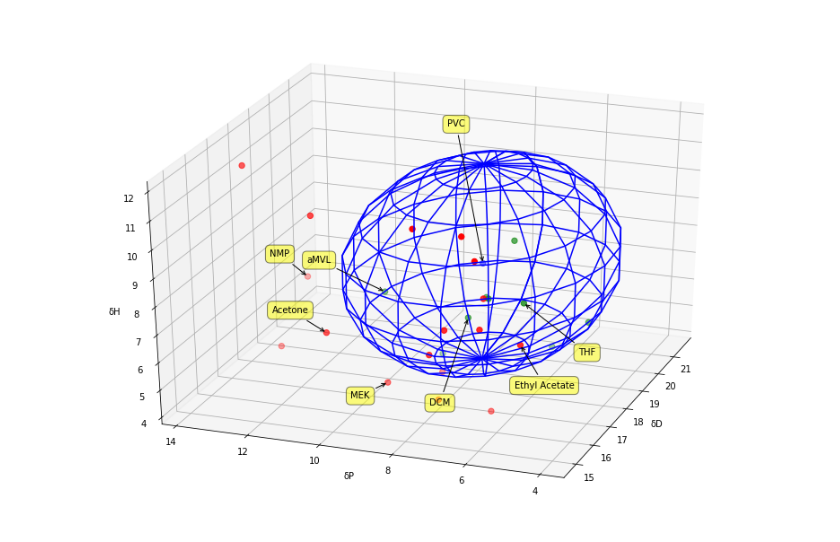
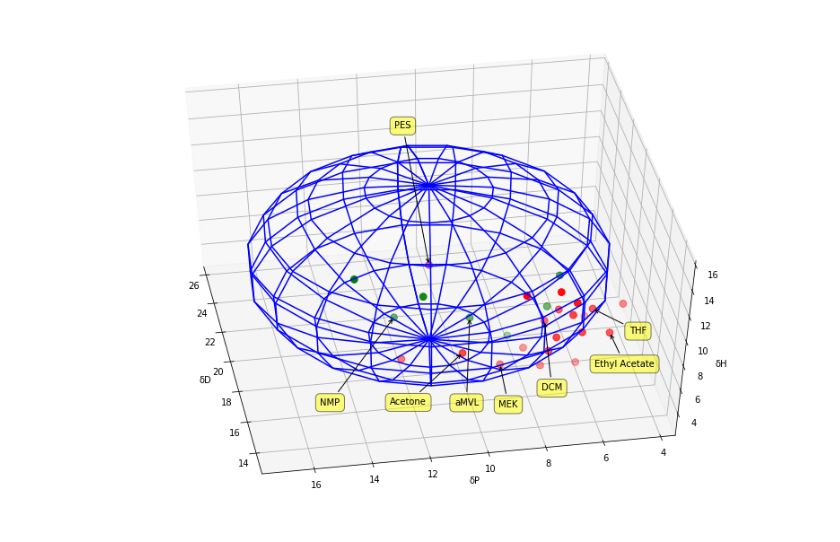
Before and after one commit to neltnerb/Solvent_Chart, a Jupyter notebook: Solvents.ipynb, the cells around one changed output. Cells and saved outputs as stored; diff of their text form; code cells hidden in the pictures.

Commit message:
changed graph view and switched to PES

```diff
--- a/Solvents.ipynb
+++ b/Solvents.ipynb
@@ -23,6 +17,11 @@ def addtitle(linenum, xshift, yshift):
         bbox = dict(boxstyle = 'round,pad=0.5', fc = 'yellow', alpha = 0.5),
         arrowprops = dict(arrowstyle = '->', connectionstyle = 'arc3,rad=0'))
 # %%
+df = pandas.read_excel('Solvents.xls')
+Names = df['Solvent'].values
+D = df['δD'].values
+P = df['δP'].values
+H = df['δH'].values
 # Calculate the Hansen Solubility
 
 # These are the parameters for various plastics.
@@ -44,8 +43,8 @@ Polyester=[21.5,14.9,12.3,16.8]
 PES=[19.6,10.8,9.2,6.2]
 HumanSkin=[17.6, 12.5, 11.0, 5.0]
 
-SelectedPolymer = PVC
-PolymerTitle = 'PVC'
+SelectedPolymer = PES
+PolymerTitle = 'PES'
 # Calculate the Hansen Solubility
 
 Ra = np.sqrt(4*(D-SelectedPolymer[0])**2+(P-SelectedPolymer[1])**2+(H-SelectedPolymer[2])**2)
@@ -59,4 +58,4 @@ P = np.append(P, [SelectedPolymer[1]])
 H = np.append(H, [SelectedPolymer[2]])
 Names = np.append(Names, PolymerTitle)
 
-soluble = np.array(RED<=1)
+soluble = np.array(RED<1)
@@ -71,37 +62,45 @@ colors.append('b')
 # %%
 fig = plt.figure(figsize=(15, 10))
 ax = fig.add_subplot(111, projection='3d')
-ax.view_init(30, 200)
+ax.view_init(50, 170)
+
+colors = []
+for i in range(0, soluble.size):
+    if soluble[i]:
+        colors.append('g')
+    else:
+        colors.append('r')
+colors.append('m')
 
 # Add axes labels.
 ax.set_xlabel('δD')
 ax.set_ylabel('δP')
 ax.set_zlabel('δH')
-markersize = 40
+markersize = 60
 
 ax.scatter(D,P,H, s=markersize, c=colors, marker='o')
 
 u, v = np.mgrid[0:2*np.pi:20j, 0:np.pi:10j]
 x = SelectedPolymer[0]+SelectedPolymer[3]*np.cos(u)*np.sin(v)
 y = SelectedPolymer[1]+SelectedPolymer[3]*np.sin(u)*np.sin(v)
 z = SelectedPolymer[2]+SelectedPolymer[3]*np.cos(v)
 ax.plot_wireframe(x, y, z, color="b")
 
 # Add titles for the desired chemicals.
 #for i in range(0, 25):
 #    addtitle(i)
-addtitle(0, -60, 30)
-addtitle(1, -20, -100)
-addtitle(3, -20, 20)
-addtitle(13, 80, -60)
-addtitle(25, 60, -50)
-addtitle(10, -20, 20)
-addtitle(9, -20, -20)
+addtitle(0, 10, -100)
+addtitle(1, 20, -80)
+addtitle(3, -60, -100)
+addtitle(13, 60, -30)
+addtitle(25, 50, -40)
+addtitle(10, -40, -60)
+addtitle(9, 20, -50)
 addtitle(26, -20, 150)
 
 plt.show()
 
 # This shows each of the provided solvents, as well as the chosen polymer and the polymer's solubility radius.
 # Dots in green fell within the radius and are solvents for the polymer. Dots in red are insoluble.
 # %% [output]
-[figure, old version]
+[figure, new version]
```
Also changed, not shown: parts of 2 cells of this notebook.
